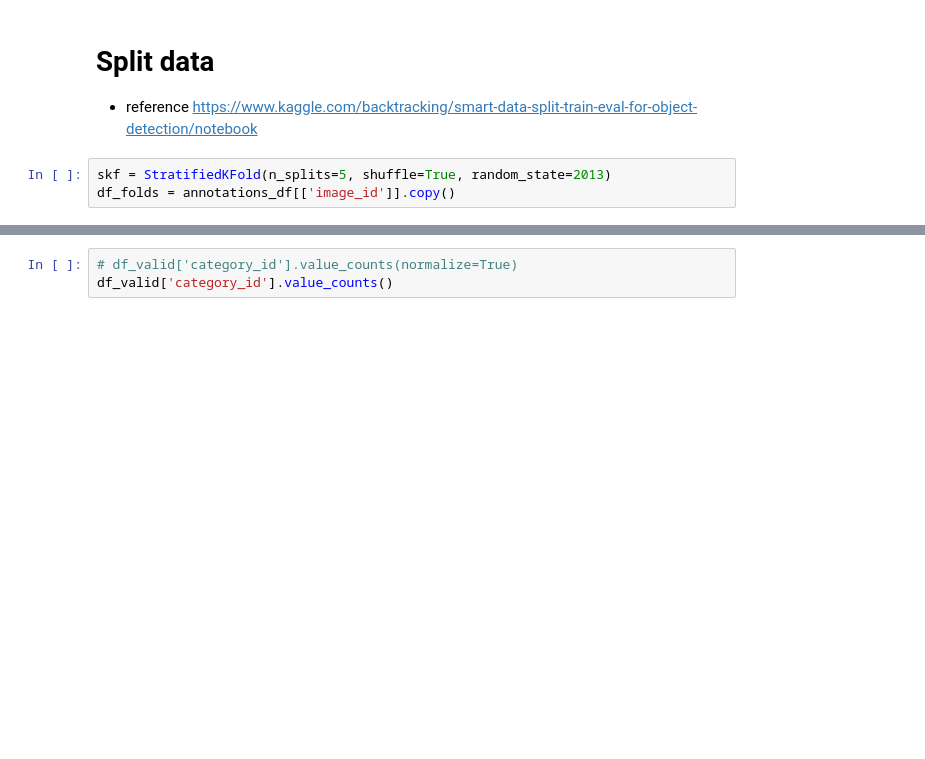
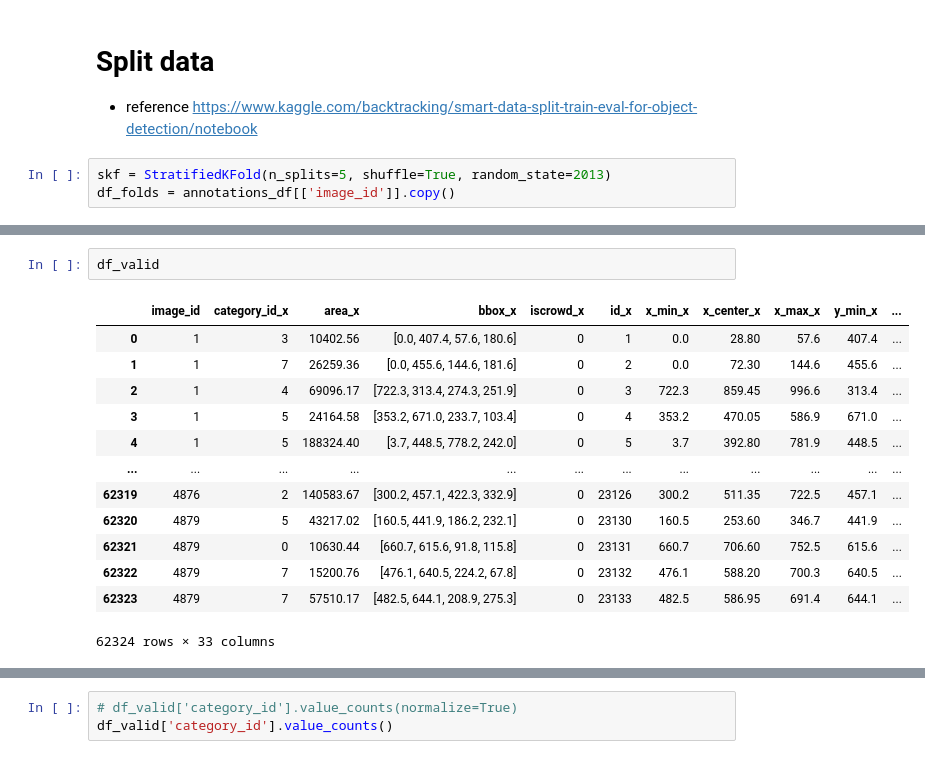
Before and after one commit to boostcampaitech2/object-detection-level2-cv-10, a Jupyter notebook: share/yongbeom/notebook/eda_yongbeom.ipynb, the cells around one changed output, grey strips where cells are left out. Cells and saved outputs as stored; diff of their text form; blank space fills up the shorter version.

```diff
--- a/share/yongbeom/notebook/eda_yongbeom.ipynb
+++ b/share/yongbeom/notebook/eda_yongbeom.ipynb
@@ -126,3 +70,19 @@ df_folds
+# %%
+df_valid
+# %% [output]
+|  | image_id | category_id_x | area_x | bbox_x | iscrowd_x | id_x | x_min_x | x_center_x | x_max_x | y_min_x | ... |
+| 0 | 1 | 3 | 10402.56 | [0.0, 407.4, 57.6, 180.6] | 0 | 1 | 0.0 | 28.80 | 57.6 | 407.4 | ... |
+| 1 | 1 | 7 | 26259.36 | [0.0, 455.6, 144.6, 181.6] | 0 | 2 | 0.0 | 72.30 | 144.6 | 455.6 | ... |
+| 2 | 1 | 4 | 69096.17 | [722.3, 313.4, 274.3, 251.9] | 0 | 3 | 722.3 | 859.45 | 996.6 | 313.4 | ... |
+| 3 | 1 | 5 | 24164.58 | [353.2, 671.0, 233.7, 103.4] | 0 | 4 | 353.2 | 470.05 | 586.9 | 671.0 | ... |
+| 4 | 1 | 5 | 188324.40 | [3.7, 448.5, 778.2, 242.0] | 0 | 5 | 3.7 | 392.80 | 781.9 | 448.5 | ... |
+| ... | ... | ... | ... | ... | ... | ... | ... | ... | ... | ... | ... |
+| 62319 | 4876 | 2 | 140583.67 | [300.2, 457.1, 422.3, 332.9] | 0 | 23126 | 300.2 | 511.35 | 722.5 | 457.1 | ... |
+| 62320 | 4879 | 5 | 43217.02 | [160.5, 441.9, 186.2, 232.1] | 0 | 23130 | 160.5 | 253.60 | 346.7 | 441.9 | ... |
+| 62321 | 4879 | 0 | 10630.44 | [660.7, 615.6, 91.8, 115.8] | 0 | 23131 | 660.7 | 706.60 | 752.5 | 615.6 | ... |
+| 62322 | 4879 | 7 | 15200.76 | [476.1, 640.5, 224.2, 67.8] | 0 | 23132 | 476.1 | 588.20 | 700.3 | 640.5 | ... |
+| 62323 | 4879 | 7 | 57510.17 | [482.5, 644.1, 208.9, 275.3] | 0 | 23133 | 482.5 | 586.95 | 691.4 | 644.1 | ... |
+62324 rows × 33 columns
 # %%
 df_folds.reset_index(inplace=True)
 
```
Also changed, not shown: parts of 19 cells of this notebook.
